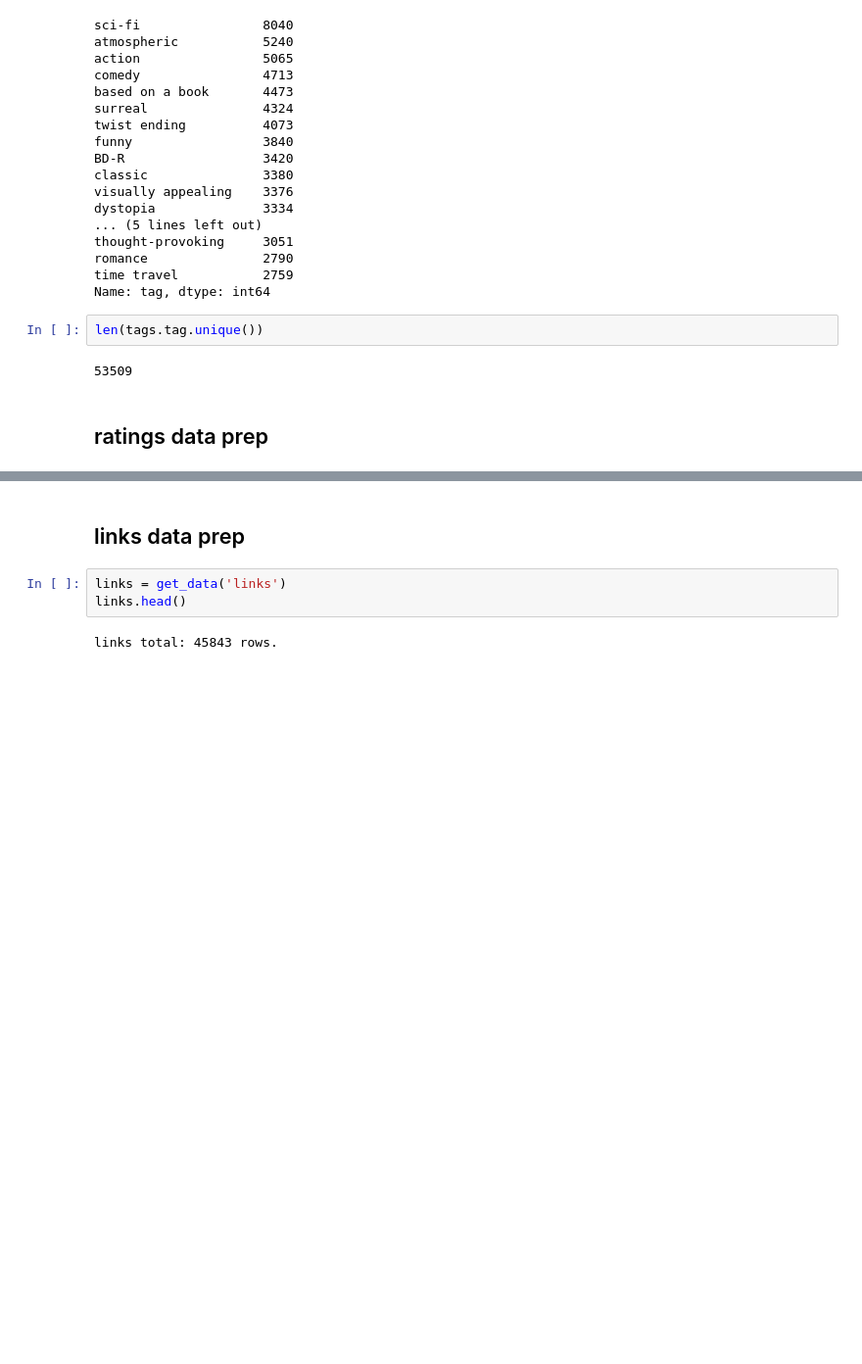
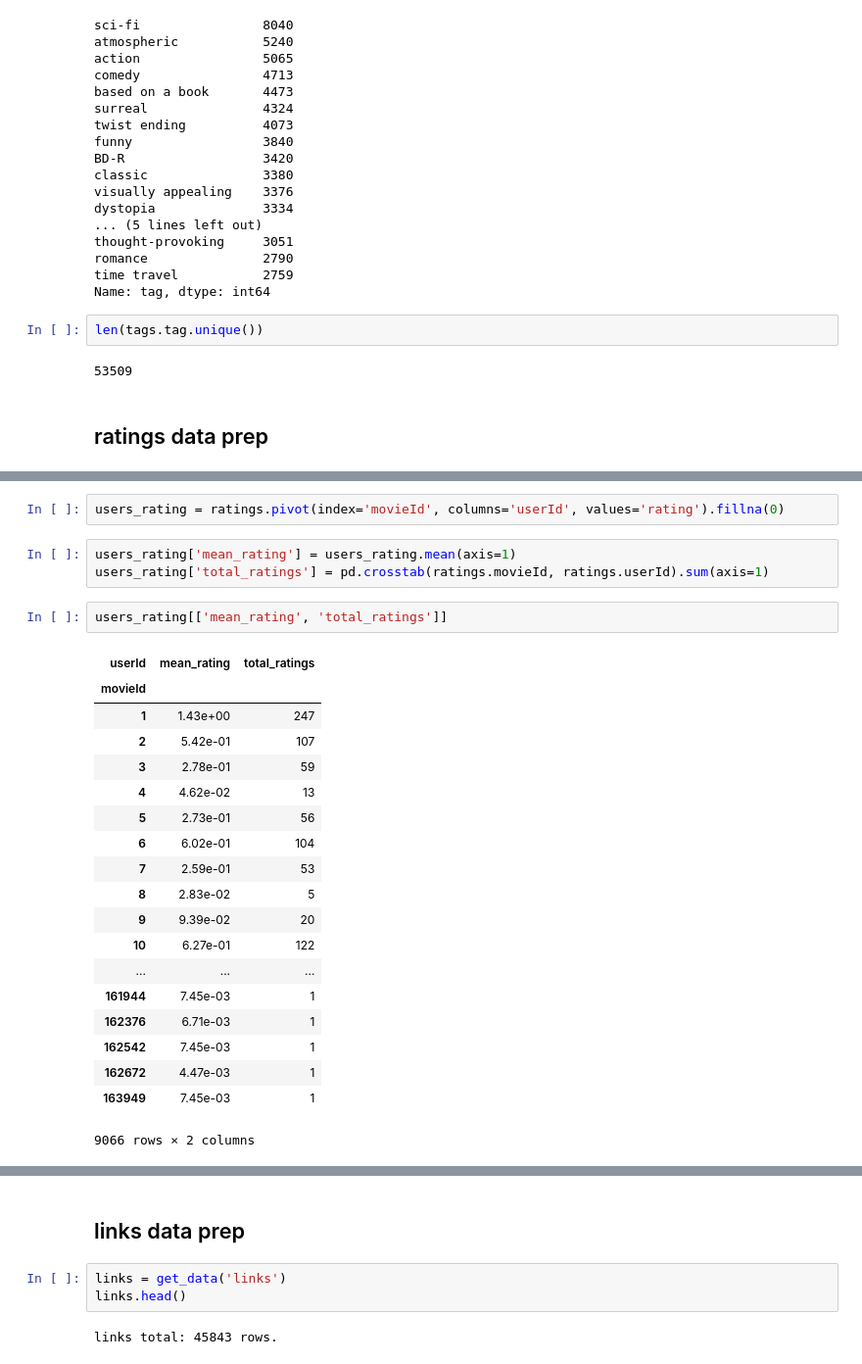
Before and after one commit to drdarina/ds_workshop, a Jupyter notebook: movie_recommendation_data_prep.ipynb, the cells around one changed output, grey strips where cells are left out. Shown: that part at 98% size. Saved outputs shown, nothing was run; the diff lists cells and outputs as text; blank space fills up the shorter version.

```diff
--- a/movie_recommendation_data_prep.ipynb
+++ b/movie_recommendation_data_prep.ipynb
@@ -151,0 +179,27 @@ plt.title('average rating per user')
+# %%
+users_rating = ratings.pivot(index='movieId', columns='userId', values='rating').fillna(0)
+# %%
+users_rating['mean_rating'] = users_rating.mean(axis=1)
+users_rating['total_ratings'] = pd.crosstab(ratings.movieId, ratings.userId).sum(axis=1)
+# %%
+users_rating[['mean_rating', 'total_ratings']]
+# %% [output]
+| userId | mean_rating | total_ratings |
+| movieId |  |  |
+| 1 | 1.43e+00 | 247 |
+| 2 | 5.42e-01 | 107 |
+| 3 | 2.78e-01 | 59 |
+| 4 | 4.62e-02 | 13 |
+| 5 | 2.73e-01 | 56 |
+| 6 | 6.02e-01 | 104 |
+| 7 | 2.59e-01 | 53 |
+| 8 | 2.83e-02 | 5 |
+| 9 | 9.39e-02 | 20 |
+| 10 | 6.27e-01 | 122 |
+| ... | ... | ... |
+| 161944 | 7.45e-03 | 1 |
+| 162376 | 6.71e-03 | 1 |
+| 162542 | 7.45e-03 | 1 |
+| 162672 | 4.47e-03 | 1 |
+| 163949 | 7.45e-03 | 1 |
+9066 rows × 2 columns
```
Also changed, not shown: parts of 12 cells of this notebook, 1 other file.
